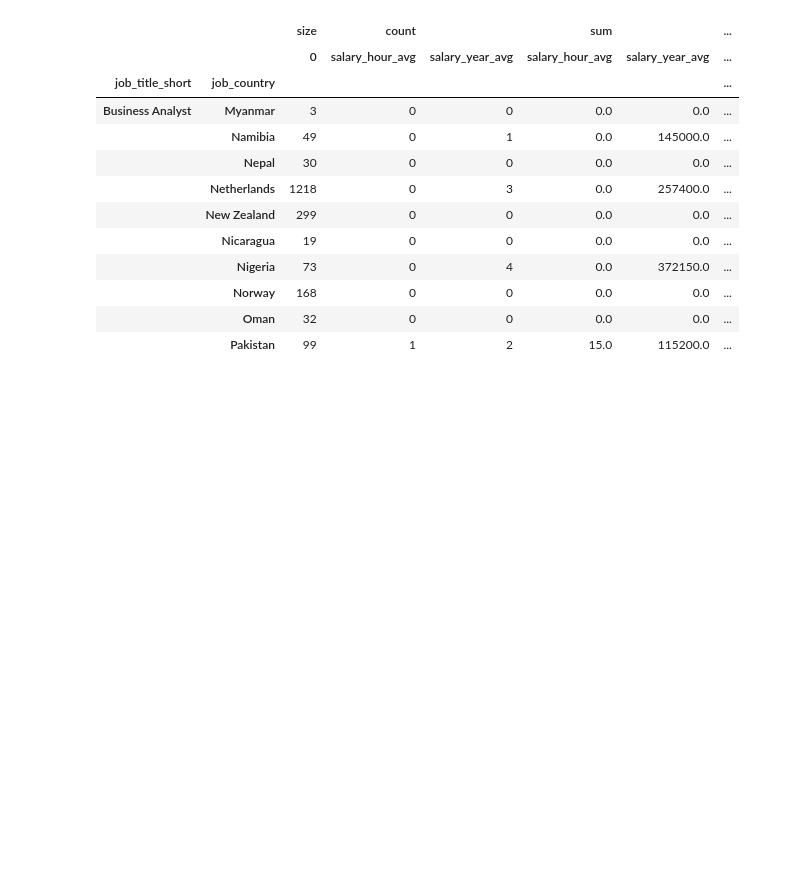
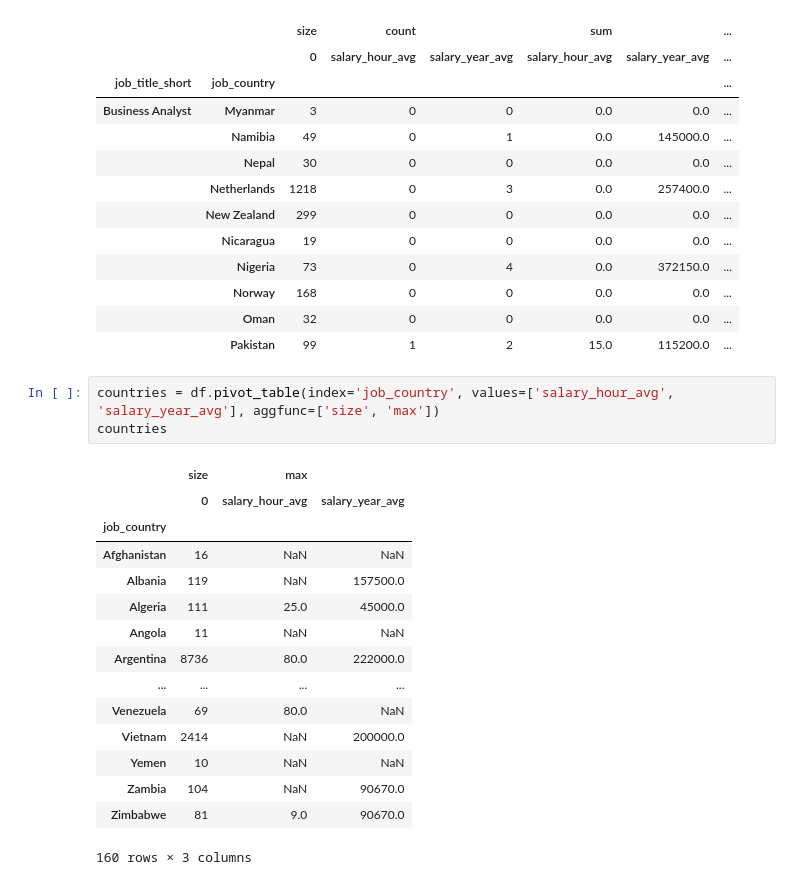
Before and after one commit to dateenbee2442/PYTHON_CORE_TOPICS, a Jupyter notebook: ADVANCE_LEVEL/Panda_Accessing_Data.ipynb, the cells around one changed output. Cells and saved outputs as stored; diff of their text form; blank space fills up the shorter version.

Commit message:
pivoting job_country_salary

```diff
--- a/ADVANCE_LEVEL/Panda_Accessing_Data.ipynb
+++ b/ADVANCE_LEVEL/Panda_Accessing_Data.ipynb
@@ -419,3 +419,22 @@ readable_countries.iloc[90:100]
 |  | Norway | 168 | 0 | 0 | 0.0 | 0.0 | ... |
 |  | Oman | 32 | 0 | 0 | 0.0 | 0.0 | ... |
 |  | Pakistan | 99 | 1 | 2 | 15.0 | 115200.0 | ... |
+# %%
+countries = df.pivot_table(index='job_country', values=['salary_hour_avg', 'salary_year_avg'], aggfunc=['size', 'max'])
+countries
+# %% [output]
+|  | size | max |  |
+|  | 0 | salary_hour_avg | salary_year_avg |
+| job_country |  |  |  |
+| Afghanistan | 16 | NaN | NaN |
+| Albania | 119 | NaN | 157500.0 |
+| Algeria | 111 | 25.0 | 45000.0 |
+| Angola | 11 | NaN | NaN |
+| Argentina | 8736 | 80.0 | 222000.0 |
+| ... | ... | ... | ... |
+| Venezuela | 69 | 80.0 | NaN |
+| Vietnam | 2414 | NaN | 200000.0 |
+| Yemen | 10 | NaN | NaN |
+| Zambia | 104 | NaN | 90670.0 |
+| Zimbabwe | 81 | 9.0 | 90670.0 |
+160 rows × 3 columns
```
